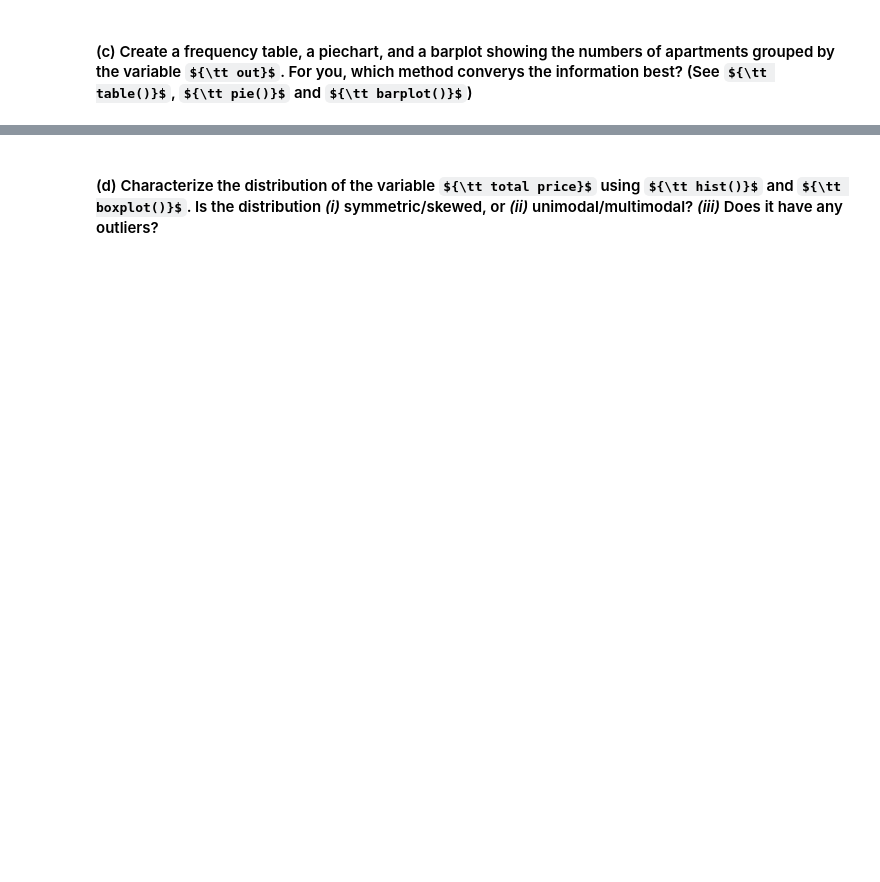
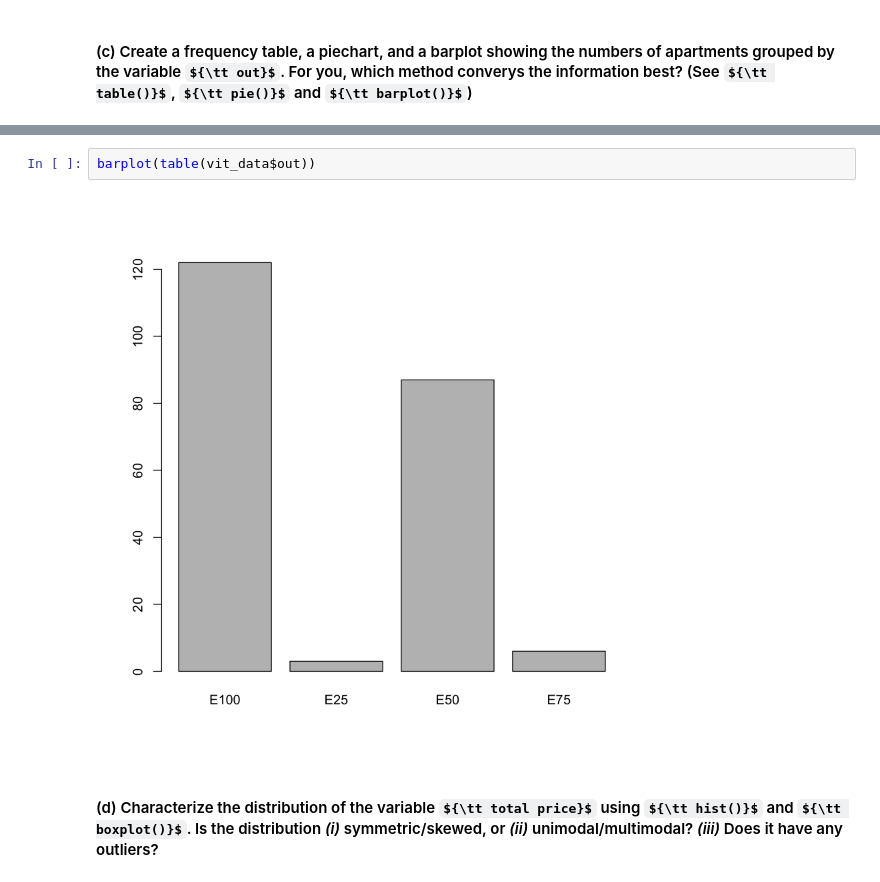
Before and after one commit to juanhotencoding/APPM4570, a Jupyter notebook: HW/HW1/A4570SP19HW01-computational.ipynb, the cells around one changed output, grey strips where cells are left out. Cells and saved outputs as stored; diff of their text form; some formulas as TeX source; blank space fills up the shorter version.

```diff
--- a/HW/HW1/A4570SP19HW01-computational.ipynb
+++ b/HW/HW1/A4570SP19HW01-computational.ipynb
@@ -80,2 +215,6 @@ Here are descriptions of the variables:
+# %%
+barplot(table(vit_data$out))
+# %% [output]
+[figure, added]
 # %% [markdown]
 #### (d) Characterize the distribution of the variable ${\tt total price}$ using ${\tt hist()}$ and ${\tt boxplot()}$. Is the distribution _(i)_ symmetric/skewed, or _(ii)_ unimodal/multimodal? _(iii)_ Does it have any outliers?
```
Also changed, not shown: parts of 23 cells of this notebook, 34 other files.
